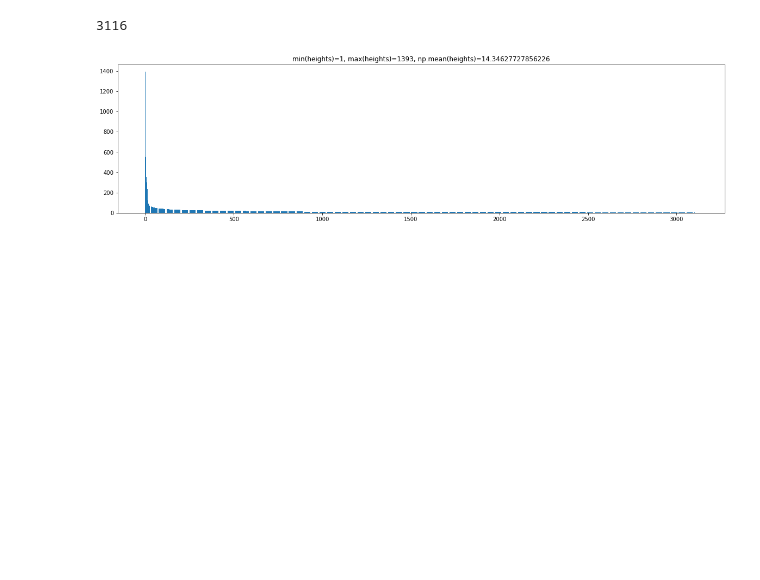
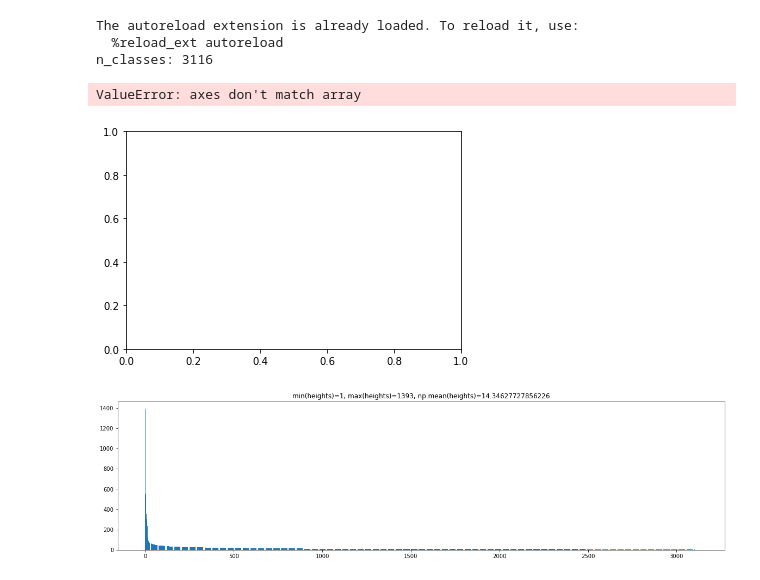
Before and after one commit to NilsHasNoGithub/mlip_challenge_2, a Jupyter notebook: notebooks/data_analysis.ipynb, the cells around one changed output. Saved outputs shown, nothing was run; the diff lists cells and outputs as text; code cells hidden in the pictures; blank space fills up the shorter version.

```diff
--- a/notebooks/data_analysis.ipynb
+++ b/notebooks/data_analysis.ipynb
@@ -5,8 +5,8 @@ import sys
 
 sys.path.append("..")
 
-from library.data.utils import get_mask_img_paths, get_train_img_paths, apply_mask
-from library.exp_config import MaskPos, TrainMetadata
+from library.data.utils import get_mask_img_paths, get_train_img_paths, apply_mask, paths_to_labels
+from library.config import MaskPos, TrainMetadata
 
 import glob
 from os.path import join as pjoin
@@ -32,10 +32,25 @@ MASK_DIR = pjoin(DATA_DIR, "train_masks")
 CACHE_DIR = ".cache"
 os.makedirs(CACHE_DIR, exist_ok=True)
 
-train_metadata = TrainMetadata.from_yaml("../data//train_metadata.yml")
+train_metadata = TrainMetadata.from_yaml("../train_metadata.yml")
 storage = shelve.open(pjoin(CACHE_DIR, "shelve"))
+n_classes = len(os.listdir(TRAIN_IMG_DIR))
+
+print(f"n_classes: {n_classes}")
+all_imgs = get_train_img_paths(TRAIN_IMG_DIR)
+all_masks = get_mask_img_paths(MASK_DIR)
+import random
+
+
+def rand_img() -> np.ndarray:
+    img = cv2.imread(random.choice(all_imgs))
+    img = cv2.cvtColor(img, cv2.COLOR_BGR2RGB)
+    return img
+
+
+def rand_mask() -> MaskPos:
+    return random.choice(train_metadata.mask_positions)
+# %% [output]
+The autoreload extension is already loaded. To reload it, use:
+  %reload_ext autoreload
+n_classes: 3116
-# %%
-n_classes = len(os.listdir(TRAIN_IMG_DIR))
-n_classes
-# %% [output]
-3116
@@ -56,3 +62,14 @@ def rand_mask() -> MaskPos:
+# %%
+img = rand_img()
+
+plt.subplot(1, 2, (1, 1))
+plt.imshow(img)
+plt.subplot(1, 2, (1, 2))
+# plt.imshow(img.transpose((1, 0)))
+plt.show()
+# %% [output]
+ValueError: axes don't match array
+[figure, added]
 # %%
 cls_counts = defaultdict(int)
 
```
Also changed, not shown: parts of 2 cells of this notebook, 9 other files.
